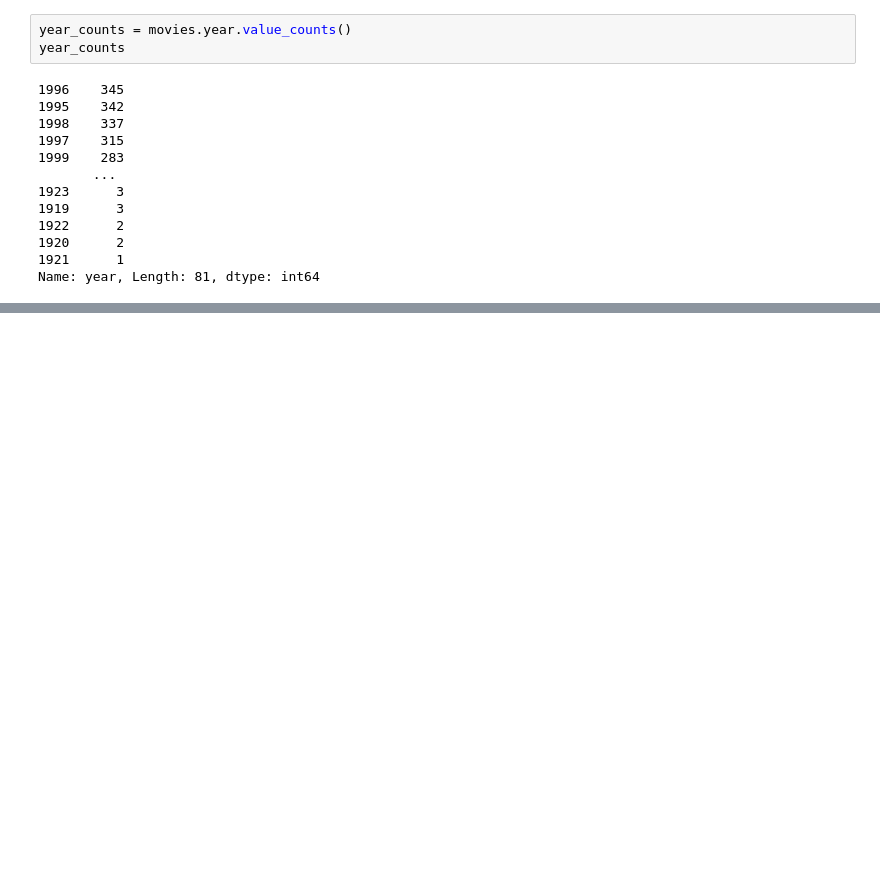
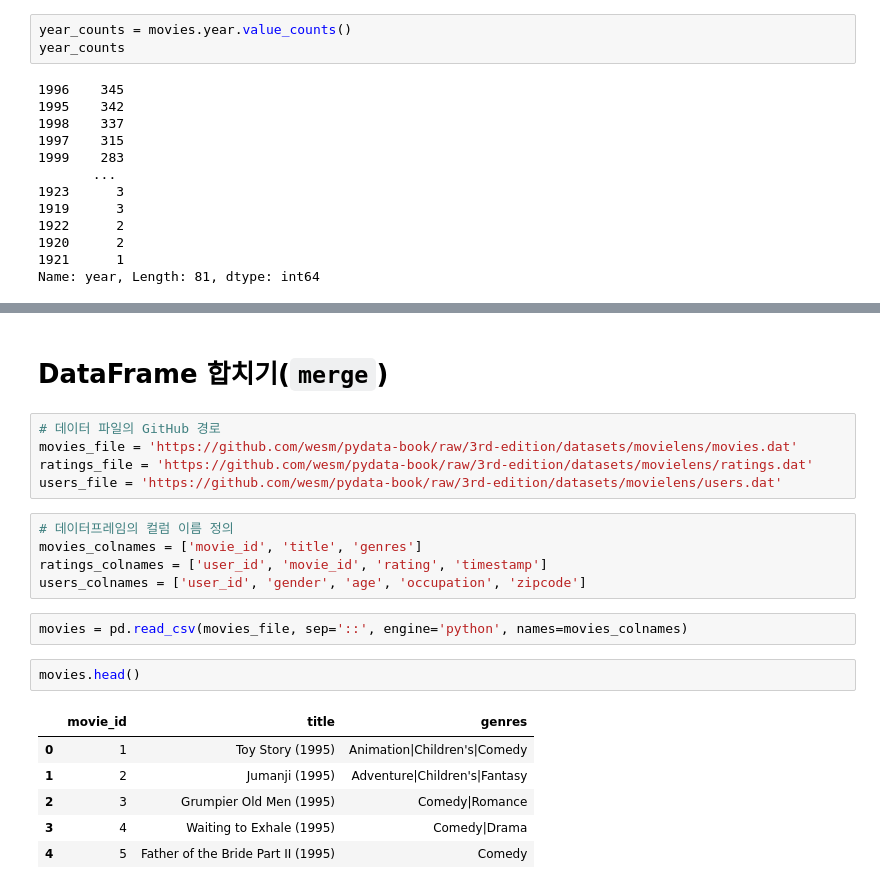
Before and after one commit to JakeOh/202208_itw_java134_lab_python, a Jupyter notebook: py25_movielens.ipynb, the cells around one changed output, grey strips where cells are left out. Cells and saved outputs as stored; diff of their text form; blank space fills up the shorter version.

```diff
--- a/py25_movielens.ipynb
+++ b/py25_movielens.ipynb
@@ -126,0 +240,23 @@ plt.show()
+# %% [markdown]
+# DataFrame 합치기(`merge`)
+# %%
+# 데이터 파일의 GitHub 경로
+movies_file = 'https://github.com/wesm/pydata-book/raw/3rd-edition/datasets/movielens/movies.dat'
+ratings_file = 'https://github.com/wesm/pydata-book/raw/3rd-edition/datasets/movielens/ratings.dat'
+users_file = 'https://github.com/wesm/pydata-book/raw/3rd-edition/datasets/movielens/users.dat'
+# %%
+# 데이터프레임의 컬럼 이름 정의
+movies_colnames = ['movie_id', 'title', 'genres']
+ratings_colnames = ['user_id', 'movie_id', 'rating', 'timestamp']
+users_colnames = ['user_id', 'gender', 'age', 'occupation', 'zipcode']
+# %%
+movies = pd.read_csv(movies_file, sep='::', engine='python', names=movies_colnames)
+# %%
+movies.head()
+# %% [output]
+|  | movie_id | title | genres |
+| 0 | 1 | Toy Story (1995) | Animation|Children's|Comedy |
+| 1 | 2 | Jumanji (1995) | Adventure|Children's|Fantasy |
+| 2 | 3 | Grumpier Old Men (1995) | Comedy|Romance |
+| 3 | 4 | Waiting to Exhale (1995) | Comedy|Drama |
+| 4 | 5 | Father of the Bride Part II (1995) | Comedy |
```
Also changed, not shown: parts of 27 cells of this notebook.
